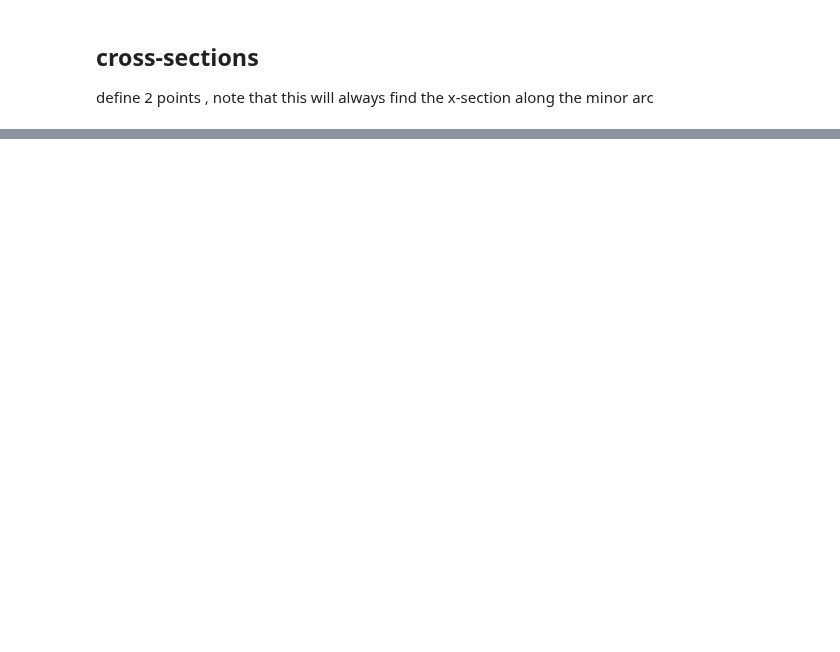
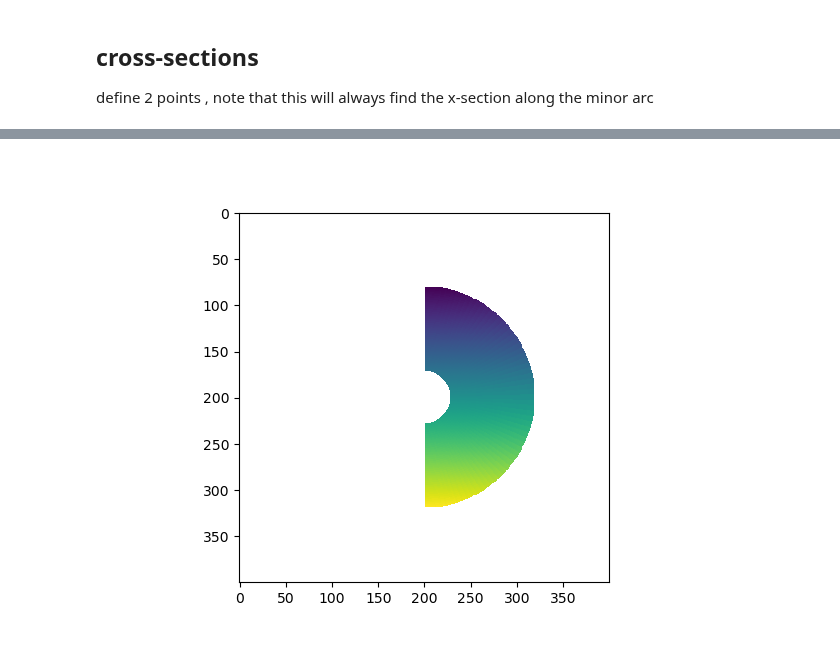
Before and after one commit to chrishavlin/yt_scratch, a Jupyter notebook: notebooks/dev/spherical_pixelization_toy.ipynb, the cells around one changed output, grey strips where cells are left out. Saved outputs shown, nothing was run; the diff lists cells and outputs as text; code cells hidden in the pictures; blank space fills up the shorter version.

Commit message:
cross sections working

```diff
--- a/notebooks/dev/spherical_pixelization_toy.ipynb
+++ b/notebooks/dev/spherical_pixelization_toy.ipynb
@@ -190,7 +191,7 @@ def calculate_plane_vectors(normal):
         x_o = 1.0 # arbitary
         y_o = 1.0 # arbitrary
         # calculate z so that it is the plane
-        z_o = (-normal[0] * x_o - normal[1] * y_o) / normal[2]
+        z_o = -(normal[0] * x_o + normal[1] * y_o) / normal[2]
         north = np.array([x_o, y_o, z_o])
         east = np.cross(north, normal)
 
@@ -226,10 +227,9 @@ def find_plane_dataset_index(x_global, y_global, z_global, r, theta, phi):
     r_plane = np.sqrt(x_global**2 + y_global**2 + z_global**2)
     theta_plane = np.arccos(z_global / (r_plane+1e-8)) # 0 to pi angle
     phi_plane = np.arctan2(y_global, x_global) # 0 to 2pi angle
-    # arctan2 returns -pi to pi, shift it and handle periodicity
-    phi_plane = phi_plane + np.pi
-    phi_plane[phi_plane > 2*np.pi] = phi_plane[phi_plane > 2*np.pi] - 2 * np.pi
 
+    # arctan2 returns -pi to pi, shift it to 0 to 2pi
+    phi_plane[phi_plane < 0] = phi_plane[phi_plane < 0] + 2*np.pi
 
     # find the cells containing each
     r_c = (r[1:] + r[:-1] ) / 2.
@@ -322,7 +316,8 @@ interactive(children=(FloatSlider(value=1.0, description='n_x', max=1.0, min=-1.
 
 define 2 points , note that this will always find the x-section along the minor arc
 # %%
-def haversine(phi1, theta1, phi2, theta2):
+def haversine(theta1, phi1, theta2, phi2):
+    # calculates the angular distance between two points on the surface of a unit sphere
     # see https://en.wikipedia.org/wiki/Great-circle_distance#Formulas
 
     lat1 = np.pi/2 - theta1
@@ -331,10 +326,18 @@ def haversine(phi1, theta1, phi2, theta2):
     lon1 = phi1
     lon2 = phi2
     dlon = lon2 - lon1
+
     dlat = lat2 - lat1
+    sinsq = np.sin(dlat/2.) ** 2
 
-    sinsq = np.sin(dlon/2) * np.sin(dlon/2)
-    angle = (1 - sinsq - np.sin((lat1 + lat2)/2) ** 2) * np.sin(dlon/2)**2
-    angle += np.sin(dlon/2) * np.sin(dlon/2)
-    angle = 2*np.arcsin(angle)
+    sin2lon = np.sin(dlon/2)**2
+    lat_mean = (lat1 + lat2)/2.
+    angle = (1. - sinsq - np.sin(lat_mean) ** 2) * sin2lon
+    angle += sinsq
+    angle = 2*np.arcsin(np.sqrt(angle))
     return angle
+
+# left/right bounding box points
+pt1 = (0.2, 0.1, 0.) # (r, theta, phi)
+pt2 = (0.9, 0.5, 0.) # (r, theta, phi)
+haversine(pt1[1], pt1[2], pt2[1], pt2[2])*180/np.pi
@@ -394,0 +390,13 @@ plt.colorbar()
+# %%
+# left/right bounding box points
+pt1 = (0.2, 0.001, 0.) # (r, theta, phi)
+pt2 = (0.9, np.pi-0.001, 0.5) # (r, theta, phi)
+
+im_buff, x_global, y_global, z_global, xpts, ypts = get_cross_section(available_fields['z_c'],
+                                                                      r, theta, phi, pt1, pt2,
+                                                                     in_plane_x_range=(-1.5, 1.5, 400),
+                                                                     in_plane_y_range=(-1.5, 1.5, 400),)
+f = plt.figure()
+ax = plt.imshow(im_buff)
+# %% [output]
+[figure, added]
```
Also changed, not shown: parts of 6 cells of this notebook.
